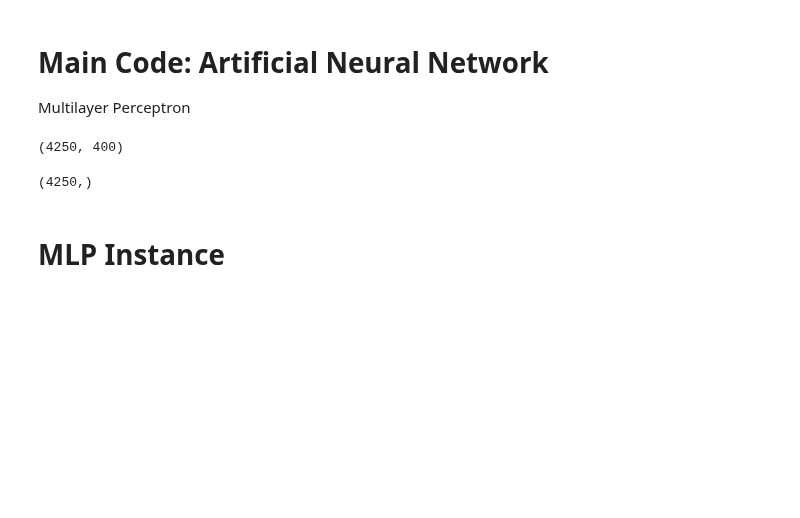
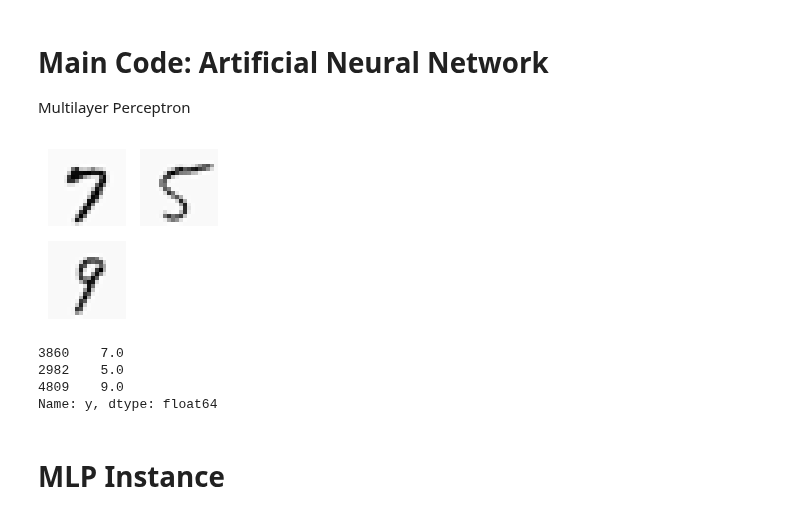
Before and after one commit to JouhC/ai-linearalgebra-probsets, a Jupyter notebook: notebooks/ps3_ann.ipynb, the cells around one changed output. Drawn from its saved outputs; the diff is of its cells as text; code cells hidden in the pictures; blank space fills up the shorter version.

```diff
--- a/notebooks/ps3_ann.ipynb
+++ b/notebooks/ps3_ann.ipynb
@@ -652,12 +663,15 @@ class MLP:
     def load_weights(self, weights: list[ndarray]) -> None:
         assert len(self.weights) == len(weights)
         self.weights = weights
-# %%
-display(X_train.shape)
-display(y_train.shape)
-# %% [output]
-(4250, 400)
-(4250,)
+# %%
+plot_first_x_images(X_val.iloc[:3].to_numpy())
+display(y_val.iloc[:3])
+# %% [output]
+[figure, added]
+3860    7.0
+2982    5.0
+4809    9.0
+Name: y, dtype: float64
 # %% [markdown]
 # MLP Instance
 # %%
```
Also changed, not shown: parts of 14 cells of this notebook.
